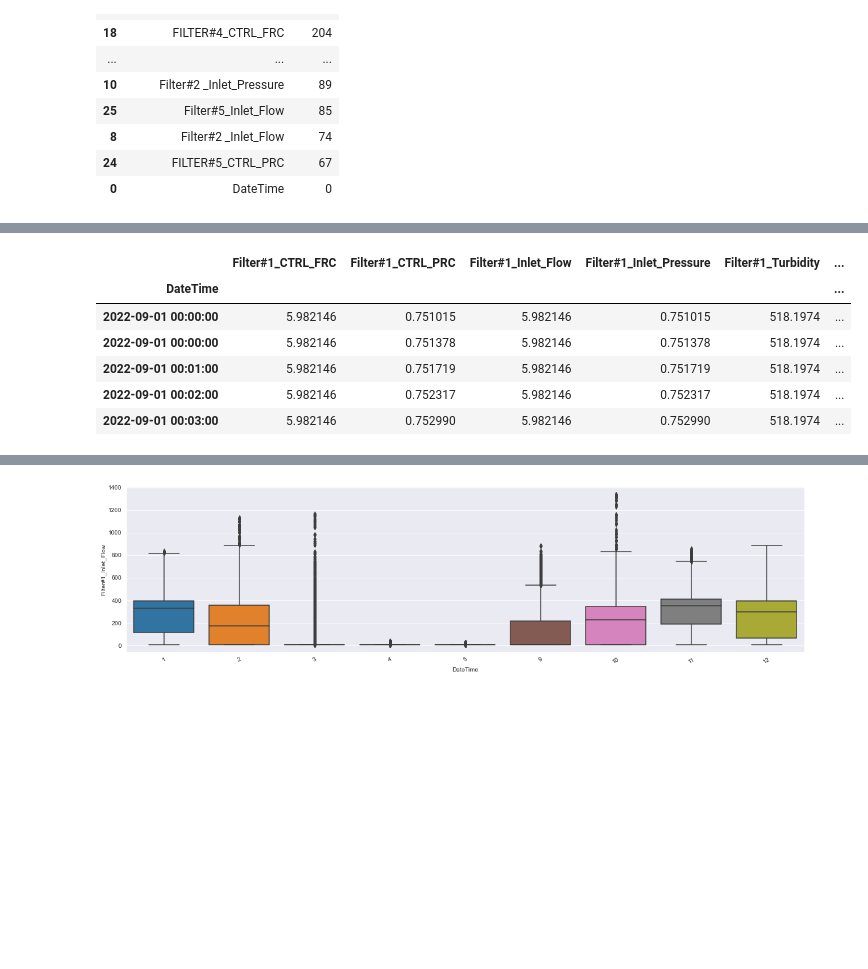
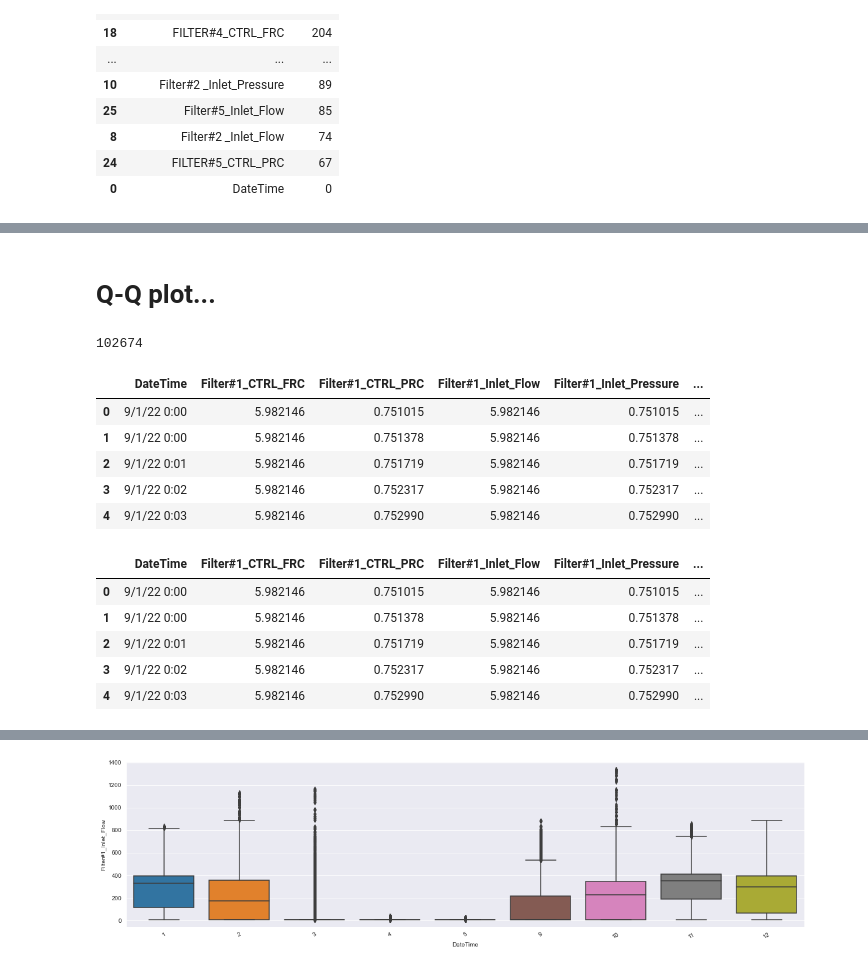
Before and after one commit to saikiranpennam/sugarbeet_analysis, a Jupyter notebook: filters_data_new.ipynb, the cells around one changed output, grey strips where cells are left out. Saved outputs shown, nothing was run; the diff lists cells and outputs as text; code cells hidden in the pictures; blank space fills up the shorter version.

Commit message:
Added Q-Q Plot, turns not Filter#1_Inlet_Flow is not normally distributed...

```diff
--- a/filters_data_new.ipynb
+++ b/filters_data_new.ipynb
@@ -76,0 +79,7 @@ sugarbeets.describe()
+# %% [markdown]
+# Q-Q plot...
+# %%
+n_rows = sugarbeets.shape[0]
+n_rows
+# %% [output]
+102674
@@ -77,11 +88,26 @@ sugarbeets.describe()
+# %%
+sugarbeets['count'] = sugarbeets.index + 1
+sugarbeets.head()
+# %% [output]
+|  | DateTime | Filter#1_CTRL_FRC | Filter#1_CTRL_PRC | Filter#1_Inlet_Flow | Filter#1_Inlet_Pressure | ... |
+| 0 | 9/1/22 0:00 | 5.982146 | 0.751015 | 5.982146 | 0.751015 | ... |
+| 1 | 9/1/22 0:00 | 5.982146 | 0.751378 | 5.982146 | 0.751378 | ... |
+| 2 | 9/1/22 0:01 | 5.982146 | 0.751719 | 5.982146 | 0.751719 | ... |
+| 3 | 9/1/22 0:02 | 5.982146 | 0.752317 | 5.982146 | 0.752317 | ... |
+| 4 | 9/1/22 0:03 | 5.982146 | 0.752990 | 5.982146 | 0.752990 | ... |
+# %%
+sugarbeets['percentile_area'] = (sugarbeets['count'])/n_rows
+# %%
+sugarbeets['z_theoreticial'] = ndtri(sugarbeets['percentile_area'])
+# %%
+sugarbeets['z_actual'] = (sugarbeets['Filter#1_Inlet_Flow'] - sugarbeets['Filter#1_Inlet_Flow'].mean()) / sugarbeets['Filter#1_Inlet_Flow'].std(ddof=0)
 # %%
-sugarbeets.set_index("DateTime", inplace=True)
+# sugarbeets.set_index("DateTime", inplace=True)
 sugarbeets.head()
 # %% [output]
-|  | Filter#1_CTRL_FRC | Filter#1_CTRL_PRC | Filter#1_Inlet_Flow | Filter#1_Inlet_Pressure | Filter#1_Turbidity | ... |
-| DateTime |  |  |  |  |  | ... |
-| 2022-09-01 00:00:00 | 5.982146 | 0.751015 | 5.982146 | 0.751015 | 518.1974 | ... |
-| 2022-09-01 00:00:00 | 5.982146 | 0.751378 | 5.982146 | 0.751378 | 518.1974 | ... |
-| 2022-09-01 00:01:00 | 5.982146 | 0.751719 | 5.982146 | 0.751719 | 518.1974 | ... |
-| 2022-09-01 00:02:00 | 5.982146 | 0.752317 | 5.982146 | 0.752317 | 518.1974 | ... |
-| 2022-09-01 00:03:00 | 5.982146 | 0.752990 | 5.982146 | 0.752990 | 518.1974 | ... |
+|  | DateTime | Filter#1_CTRL_FRC | Filter#1_CTRL_PRC | Filter#1_Inlet_Flow | Filter#1_Inlet_Pressure | ... |
+| 0 | 9/1/22 0:00 | 5.982146 | 0.751015 | 5.982146 | 0.751015 | ... |
+| 1 | 9/1/22 0:00 | 5.982146 | 0.751378 | 5.982146 | 0.751378 | ... |
+| 2 | 9/1/22 0:01 | 5.982146 | 0.751719 | 5.982146 | 0.751719 | ... |
+| 3 | 9/1/22 0:02 | 5.982146 | 0.752317 | 5.982146 | 0.752317 | ... |
+| 4 | 9/1/22 0:03 | 5.982146 | 0.752990 | 5.982146 | 0.752990 | ... |
```
Also changed, not shown: parts of 5 cells of this notebook.
